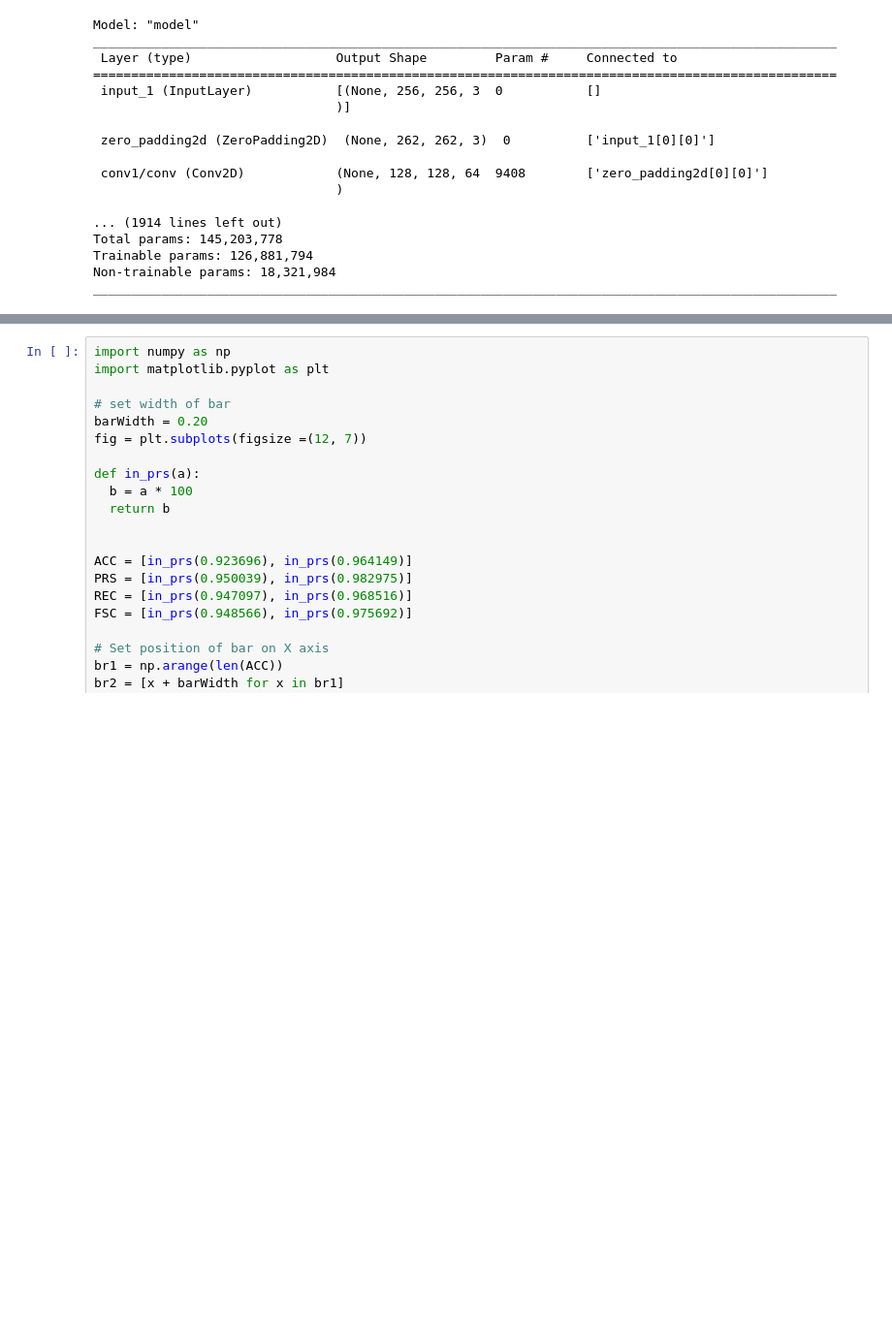
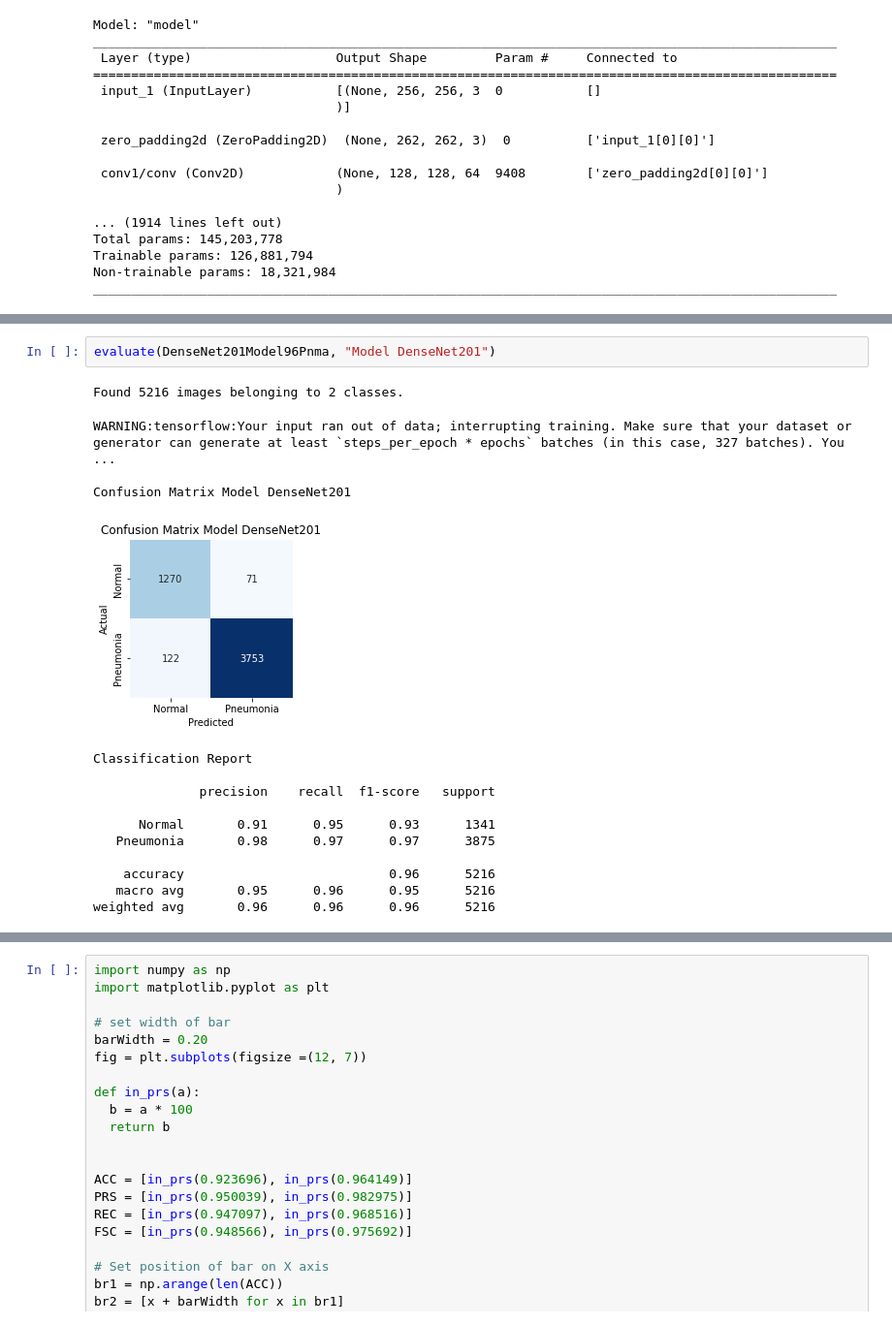
Before and after one commit to jodysuseno/TugasAkhirTKC_073-079, a Jupyter notebook: CBIR_pneumonia.ipynb, the cells around one changed output, grey strips where cells are left out. Shown at 97% size. Drawn from its saved outputs; the diff is of its cells as text; blank space fills up the shorter version.

```diff
--- a/CBIR_pneumonia.ipynb
+++ b/CBIR_pneumonia.ipynb
@@ -534,3 +552,21 @@ F1 score: 0.948566
+# %%
+evaluate(DenseNet201Model96Pnma, "Model DenseNet201")
+# %% [output]
+Found 5216 images belonging to 2 classes.
+WARNING:tensorflow:Your input ran out of data; interrupting training. Make sure that your dataset or generator can generate at least `steps_per_epoch * epochs` batches (in this case, 327 batches). You ...
+
+Confusion Matrix Model DenseNet201
+[figure, added]
+Classification Report
+
+              precision    recall  f1-score   support
+
+      Normal       0.91      0.95      0.93      1341
+   Pneumonia       0.98      0.97      0.97      3875
+
+    accuracy                           0.96      5216
+   macro avg       0.95      0.96      0.95      5216
+weighted avg       0.96      0.96      0.96      5216
 # %%
 eva_one(DenseNet201Model96Pnma)
 # %% [output]
```
Also changed, not shown: parts of 5 cells of this notebook.
